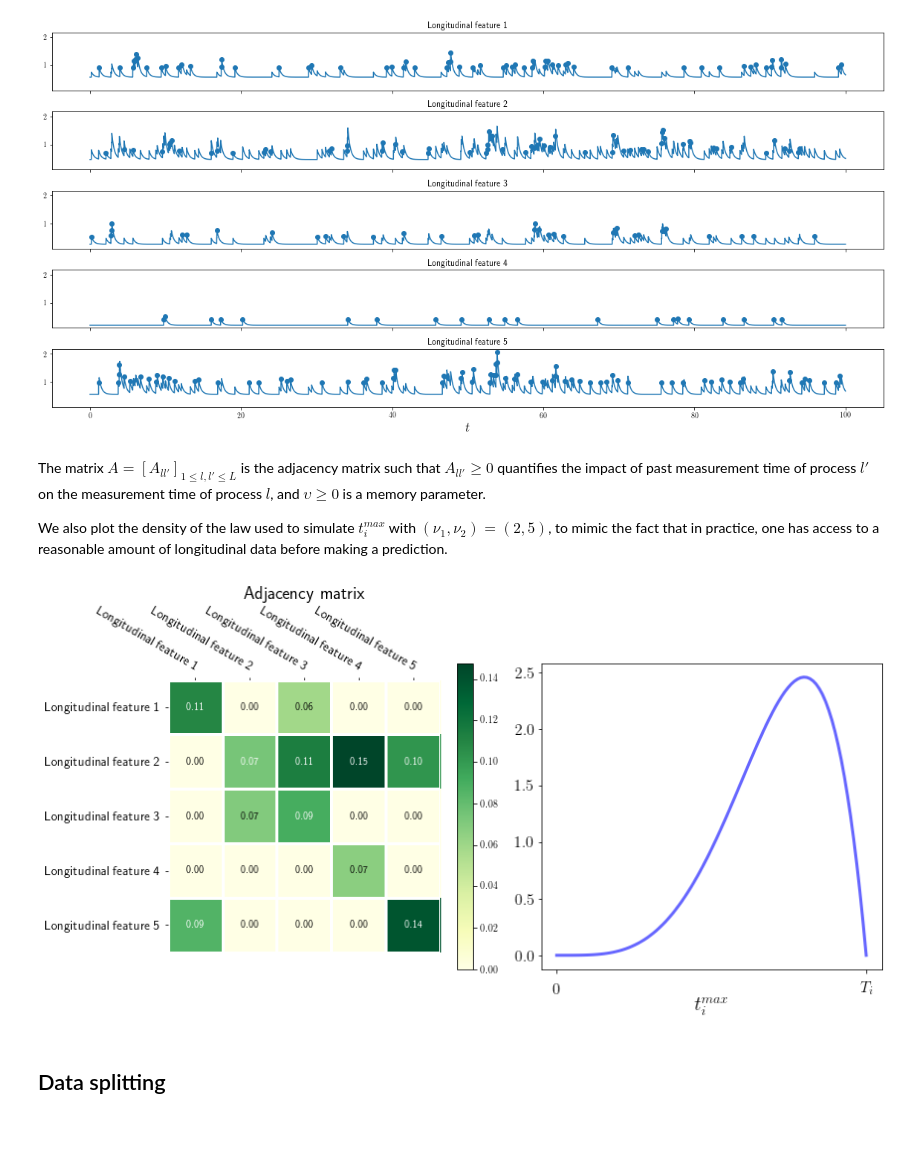
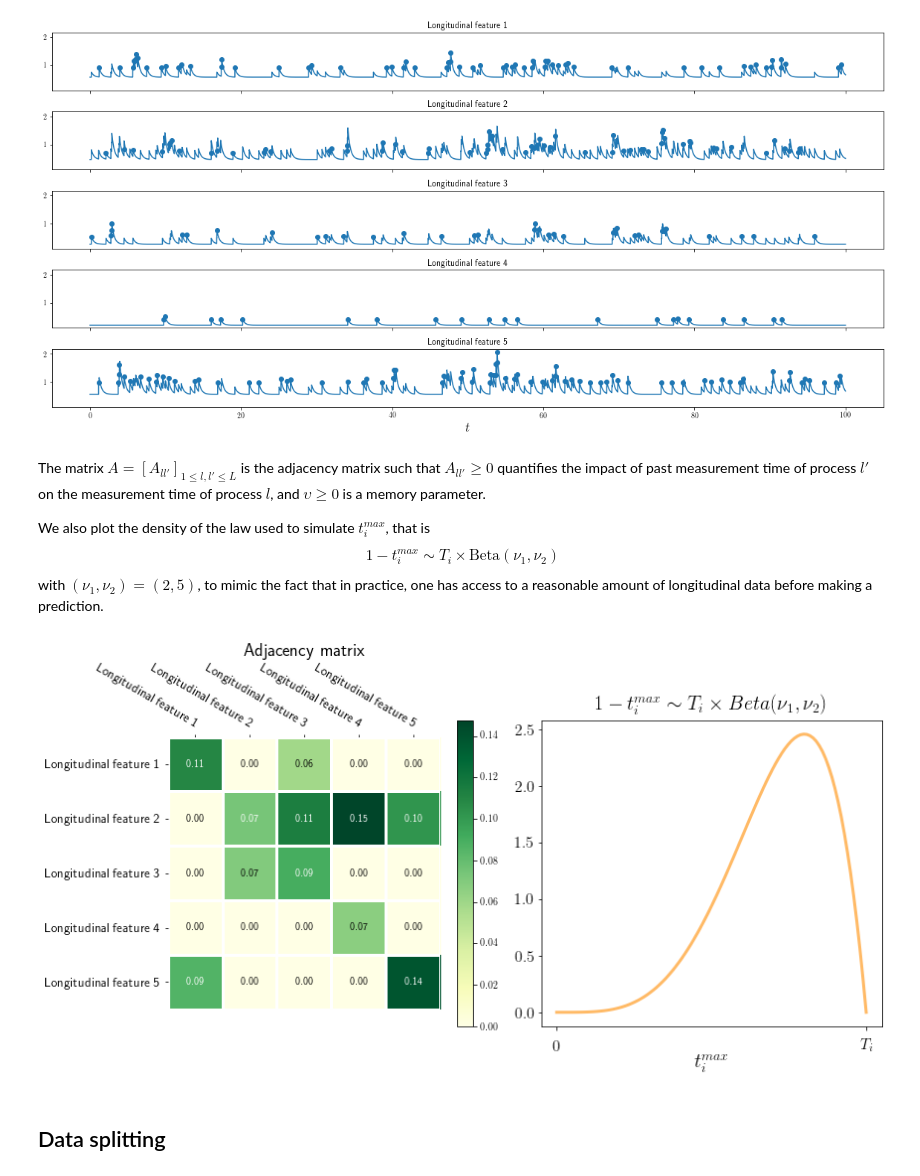
Before and after one commit to Califrais/flash, a Jupyter notebook: Lights tutorial.ipynb, the cells around one changed output. Saved outputs shown, nothing was run; the diff lists cells and outputs as text; code cells hidden in the pictures; blank space fills up the shorter version.

Commit message:
correction in time generation and notebook updates

```diff
--- a/Lights tutorial.ipynb
+++ b/Lights tutorial.ipynb
@@ -151,34 +181,36 @@ fig.tight_layout()
 # %% [markdown]
 The matrix $A = [A_{ll'}]_{1 \leq l,l' \leq L}$ is the adjacency matrix such that $A_{ll'} \geq 0$ quantifies the impact of past measurement time of process $l'$ on the measurement time of process $l$, and $\upsilon \geq 0$ is a memory parameter.
 
-We also plot the density of the law used to simulate $t_i^{max}$ with $(\nu_1, \nu_2) = (2,5)$, to mimic the fact that in practice, one has access to a reasonable amount of longitudinal data before making a prediction.
+We also plot the density of the law used to simulate $t_i^{max}$, that is
+$$1 - t_i^{max} \sim T_i \times \text{Beta}(\nu_1, \nu_2)$$
+with $(\nu_1, \nu_2) = (2,5)$, to mimic the fact that in practice, one has access to a reasonable amount of longitudinal data before making a prediction.
 # %%
 fig = plt.figure(figsize=(12, 6))
 # Adjacency matrix
 ax = fig.add_subplot(121)
 im, cbar = heatmap(adjacency, long_features_names, long_features_names, ax=ax, cmap="YlGn")
 texts = annotate_heatmap(im)
 plt.title("Adjacency matrix", size=fontsize+2)
 
 # Density of the law for the time up to which one has longitudinal data
 ax = fig.add_subplot(122)
 a, b = 2, 5
 x = np.linspace(beta.ppf(0.0, a, b),
                 beta.ppf(1, a, b), 100)
-ax.plot(x, beta.pdf(1-x, a, b),
-        'b-', lw=3, alpha=0.6)
+ax.plot(x, beta.pdf(1-x, a, b), '-', color='darkorange', lw=3, alpha=0.6)
 labels = ['', r'$0$', r"$T_i$"]
 plt.xlabel(r"$t_i^{max}$", fontsize=fontsize+4)
 plt.xticks(fontsize=fontsize)
 plt.yticks(fontsize=fontsize)
 ax.tick_params(axis='x', pad=10)
+plt.title(r"$1 - t_i^{max} \sim T_i \times Beta(\nu_1, \nu_2)$", size=fontsize+4)
 plt.locator_params(axis='x', nbins=2)
 ax.set_xticklabels(labels)
 
 fig.tight_layout()
 plt.show()
 # %% [output]
-[figure, old version]
+[figure, new version]
 # %% [markdown]
 ## Data splitting
 # %%
```
Also changed, not shown: parts of 7 cells of this notebook, 2 other files.
